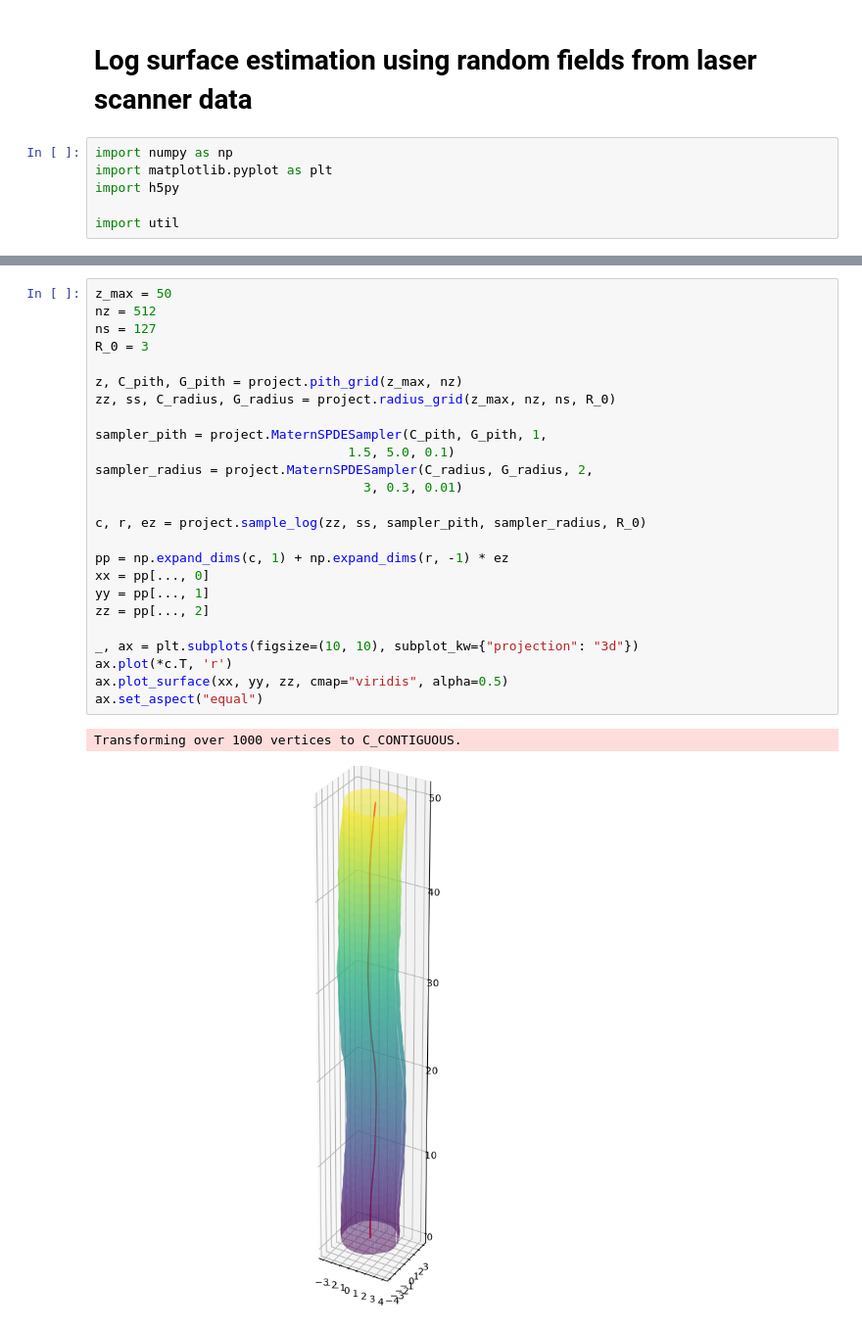
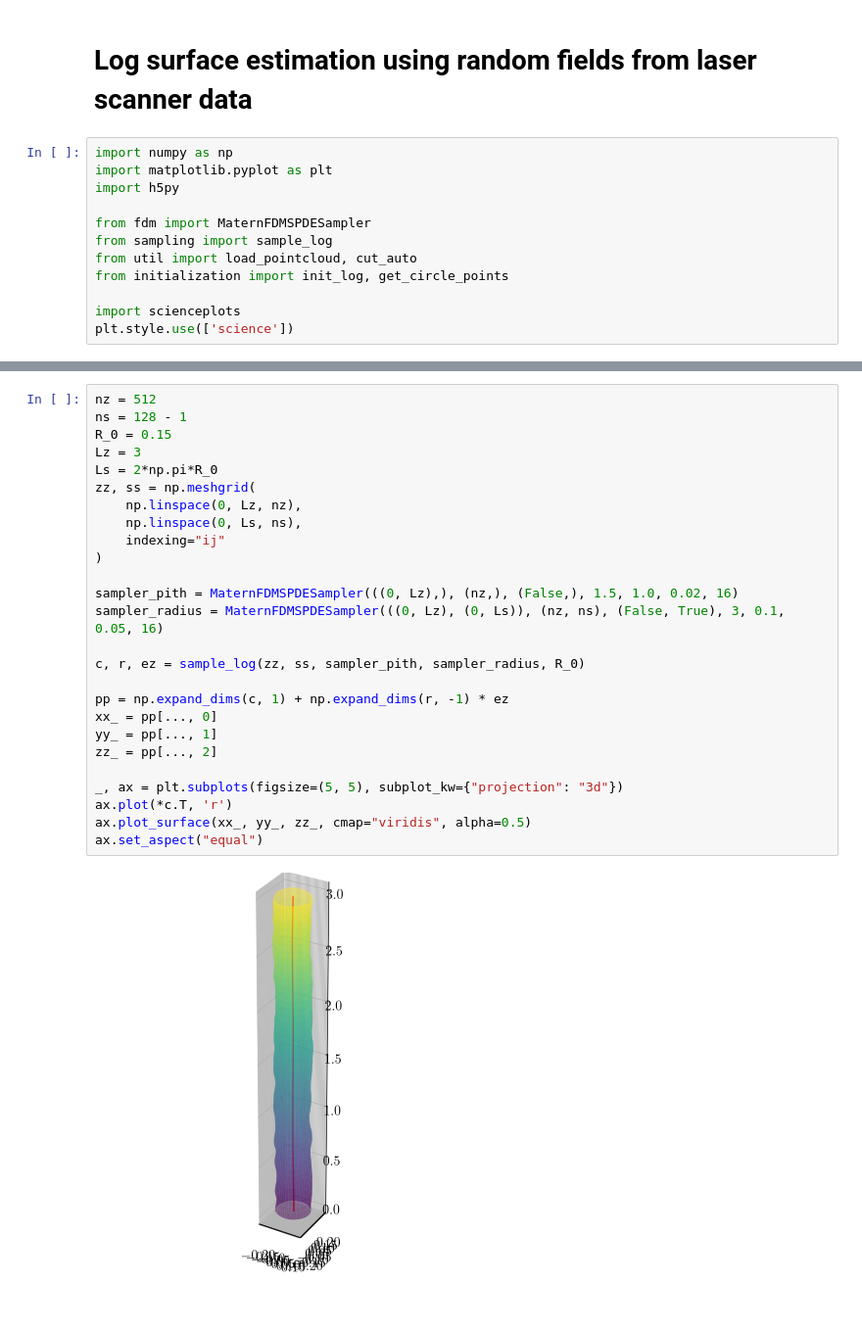
Before and after one commit to imveikka/bcpe, a Jupyter notebook: project/project.ipynb, the cells around one changed output, grey strips where cells are left out. Shown at 98% size. Cells and saved outputs as stored; diff of their text form.

```diff
--- a/project/project.ipynb
+++ b/project/project.ipynb
@@ -5,7 +5,13 @@ import numpy as np
 import matplotlib.pyplot as plt
 import h5py
 
-import util
+from fdm import MaternFDMSPDESampler
+from sampling import sample_log
+from util import load_pointcloud, cut_auto
+from initialization import init_log, get_circle_points
+
+import scienceplots
+plt.style.use(['science'])
 # %% [markdown]
 ## Data
 
@@ -65,28 +73,28 @@ $$
 # %%
-z_max = 50
 nz = 512
-ns = 127
-R_0 = 3
+ns = 128 - 1
+R_0 = 0.15
+Lz = 3
+Ls = 2*np.pi*R_0
+zz, ss = np.meshgrid(
+    np.linspace(0, Lz, nz),
+    np.linspace(0, Ls, ns),
+    indexing="ij"
+)
 
-z, C_pith, G_pith = project.pith_grid(z_max, nz)
-zz, ss, C_radius, G_radius = project.radius_grid(z_max, nz, ns, R_0)
+sampler_pith = MaternFDMSPDESampler(((0, Lz),), (nz,), (False,), 1.5, 1.0, 0.02, 16)
+sampler_radius = MaternFDMSPDESampler(((0, Lz), (0, Ls)), (nz, ns), (False, True), 3, 0.1, 0.05, 16)
 
-sampler_pith = project.MaternSPDESampler(C_pith, G_pith, 1,
-                                 1.5, 5.0, 0.1)
-sampler_radius = project.MaternSPDESampler(C_radius, G_radius, 2,
-                                   3, 0.3, 0.01)
-
-c, r, ez = project.sample_log(zz, ss, sampler_pith, sampler_radius, R_0)
+c, r, ez = sample_log(zz, ss, sampler_pith, sampler_radius, R_0)
 
 pp = np.expand_dims(c, 1) + np.expand_dims(r, -1) * ez
-xx = pp[..., 0]
-yy = pp[..., 1]
-zz = pp[..., 2]
+xx_ = pp[..., 0]
+yy_ = pp[..., 1]
+zz_ = pp[..., 2]
 
-_, ax = plt.subplots(figsize=(10, 10), subplot_kw={"projection": "3d"})
+_, ax = plt.subplots(figsize=(5, 5), subplot_kw={"projection": "3d"})
 ax.plot(*c.T, 'r')
-ax.plot_surface(xx, yy, zz, cmap="viridis", alpha=0.5)
+ax.plot_surface(xx_, yy_, zz_, cmap="viridis", alpha=0.5)
 ax.set_aspect("equal")
 # %% [output]
-Transforming over 1000 vertices to C_CONTIGUOUS.
-[figure, old version]
+[figure, new version]
```
Also changed, not shown: parts of 7 cells of this notebook, 9 other files.
